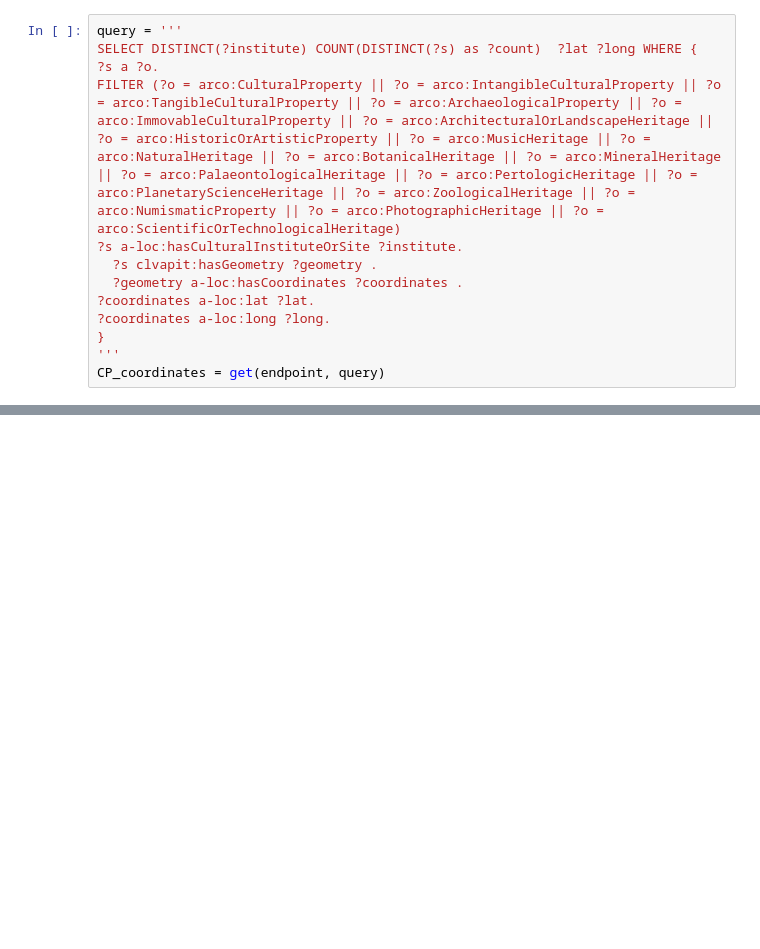
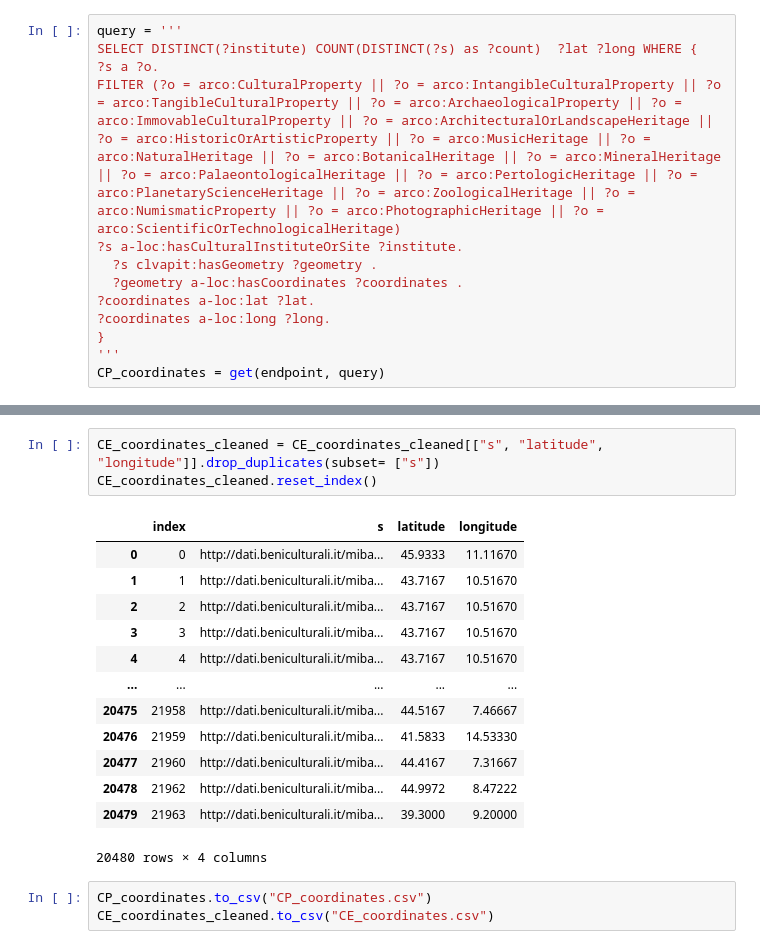
Before and after one commit to Infoviz-ICD/Infoviz-ICD, a Jupyter notebook: Plots/geo-spatial.ipynb, the cells around one changed output, grey strips where cells are left out. Saved outputs shown, nothing was run; the diff lists cells and outputs as text; blank space fills up the shorter version.

```diff
--- a/Plots/geo-spatial.ipynb
+++ b/Plots/geo-spatial.ipynb
@@ -60,0 +144,20 @@ CE_coordinates = CE_coordinates.insert(0, "dbPedia", link)
+# %%
+CE_coordinates_cleaned = CE_coordinates_cleaned[["s", "latitude", "longitude"]].drop_duplicates(subset= ["s"])
+CE_coordinates_cleaned.reset_index()
+# %% [output]
+|  | index | s | latitude | longitude |
+| 0 | 0 | http://dati.beniculturali.it/miba... | 45.9333 | 11.11670 |
+| 1 | 1 | http://dati.beniculturali.it/miba... | 43.7167 | 10.51670 |
+| 2 | 2 | http://dati.beniculturali.it/miba... | 43.7167 | 10.51670 |
+| 3 | 3 | http://dati.beniculturali.it/miba... | 43.7167 | 10.51670 |
+| 4 | 4 | http://dati.beniculturali.it/miba... | 43.7167 | 10.51670 |
+| ... | ... | ... | ... | ... |
+| 20475 | 21958 | http://dati.beniculturali.it/miba... | 44.5167 | 7.46667 |
+| 20476 | 21959 | http://dati.beniculturali.it/miba... | 41.5833 | 14.53330 |
+| 20477 | 21960 | http://dati.beniculturali.it/miba... | 44.4167 | 7.31667 |
+| 20478 | 21962 | http://dati.beniculturali.it/miba... | 44.9972 | 8.47222 |
+| 20479 | 21963 | http://dati.beniculturali.it/miba... | 39.3000 | 9.20000 |
+20480 rows × 4 columns
+# %%
+CP_coordinates.to_csv("CP_coordinates.csv")
+CE_coordinates_cleaned.to_csv("CE_coordinates.csv")
```
Also changed, not shown: parts of 5 cells of this notebook.
